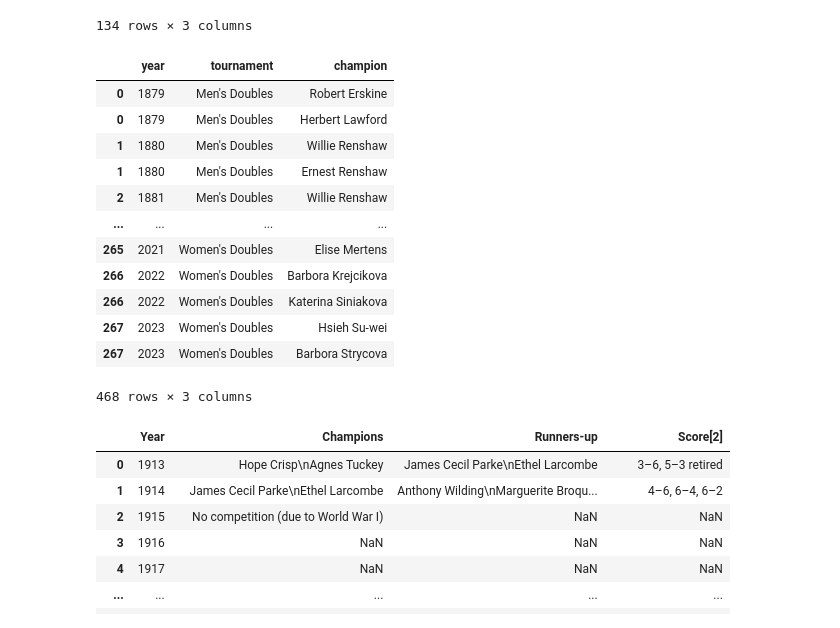
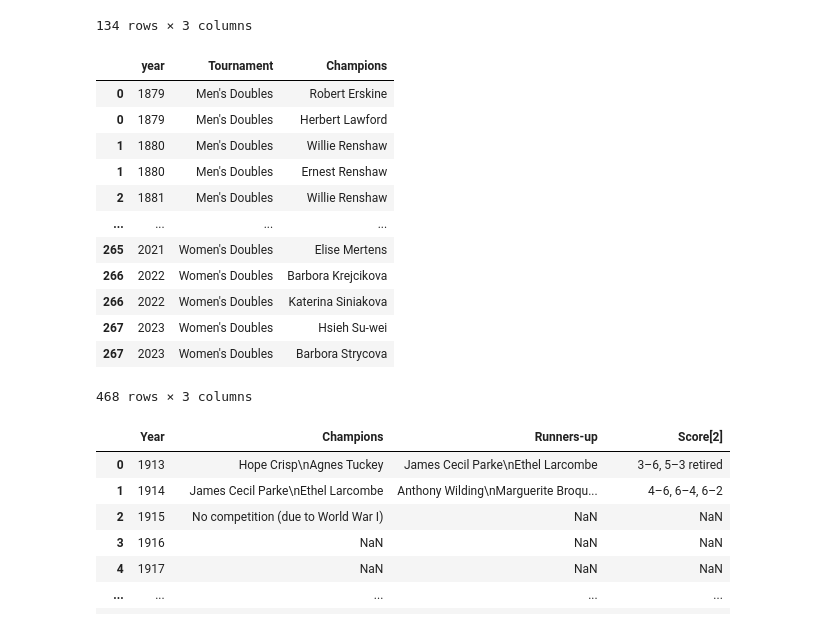
Before and after one commit to cuonglam0105/Preppin-Python, a Jupyter notebook: 2024_W28/2024W28_Solution.ipynb, the cells around one changed output. Saved outputs shown, nothing was run; the diff lists cells and outputs as text; code cells hidden in the pictures.

```diff
--- a/2024_W28/2024W28_Solution.ipynb
+++ b/2024_W28/2024W28_Solution.ipynb
@@ -193,25 +193,25 @@ double_df
 134 rows × 3 columns
 # %%
 # Reshape the double_df DataFrame
-double_df_melted = double_df.melt(id_vars=['year'], value_vars=['men', 'women'], var_name='tournament', value_name='champion')
+double_df_melted = double_df.melt(id_vars=['year'], value_vars=['men', 'women'], var_name='Tournament', value_name='Champions')
 
 # Drop rows with NaN values in the 'champion' column
-double_df_melted = double_df_melted.dropna(subset=['champion'])
+double_df_melted = double_df_melted.dropna(subset=['Champions'])
 
 # Split the 'champion' column by ',' and explode the DataFrame
-double_df_melted['champion'] = double_df_melted['champion'].str.split(',')
-double_df_melted = double_df_melted.explode('champion')
+double_df_melted['Champions'] = double_df_melted['Champions'].str.split(',')
+double_df_melted = double_df_melted.explode('Champions')
 
 # Remove leading and trailing spaces from the 'champion' column
-double_df_melted['champion'] = double_df_melted['champion'].str.strip()
+double_df_melted['Champions'] = double_df_melted['Champions'].str.strip()
 
 # Change the values in the 'tournament' column
-double_df_melted['tournament'] = double_df_melted['tournament'].replace({'men': "Men's Doubles", 'women': "Women's Doubles"})
+double_df_melted['Tournament'] = double_df_melted['Tournament'].replace({'men': "Men's Doubles", 'women': "Women's Doubles"})
 
 
 double_df_melted
 # %% [output]
-|  | year | tournament | champion |
+|  | year | Tournament | Champions |
 | 0 | 1879 | Men's Doubles | Robert Erskine |
 | 0 | 1879 | Men's Doubles | Herbert Lawford |
 | 1 | 1880 | Men's Doubles | Willie Renshaw |
```
Also changed, not shown: parts of 9 cells of this notebook.
